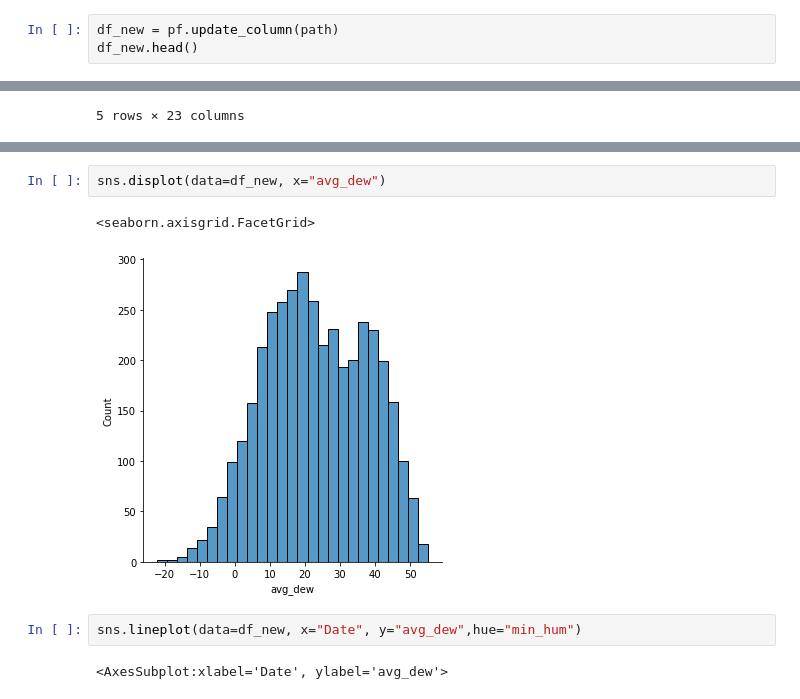
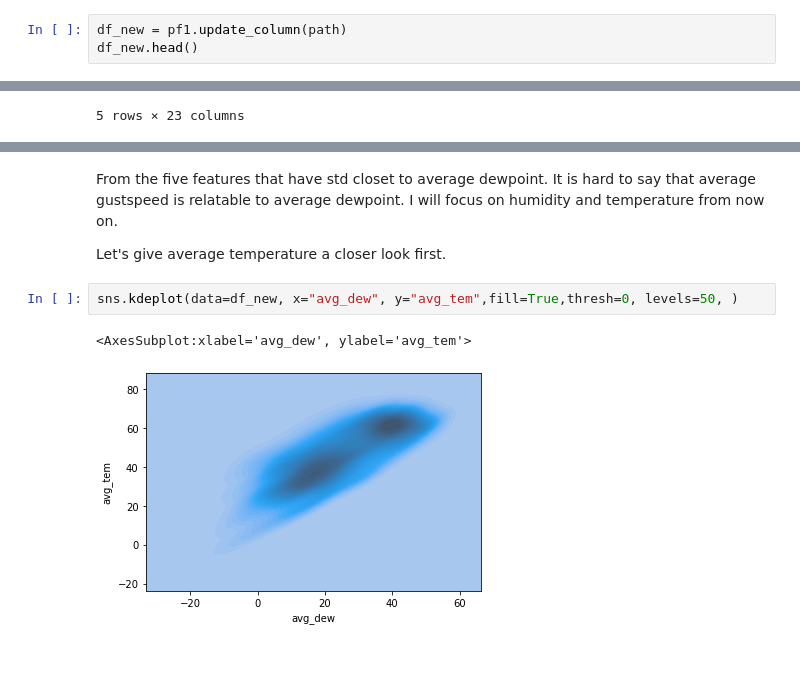
Before and after one commit to ubco-W2022T1-cosc301/project-group29, a Jupyter notebook: notebooks/analysis1.ipynb, the cells around one changed output, grey strips where cells are left out. Drawn from its saved outputs; the diff is of its cells as text; blank space fills up the shorter version.

```diff
--- a/notebooks/analysis1.ipynb
+++ b/notebooks/analysis1.ipynb
@@ -34,5 +34,5 @@ As columns in this dataframe have very long names, and many of them have spaces
 # %%
-df_new = pf.update_column(path)
+df_new = pf1.update_column(path)
 df_new.head()
 # %% [output]
 |  | Date | avg_tem | avg_hum | avg_dew | avg_bar | avg_win | avg_gus | avg_dir | rfm | rfy | ... | ... |
@@ -69,9 +93,9 @@ There is a chance they fluctuate on similar/opposite patterns.
+# %% [markdown]
+From the five features that have std closet to average dewpoint. It is hard to say that average gustspeed is relatable to average dewpoint. I will focus on humidity and temperature from now on.
+
+Let's give average temperature a closer look first.
 # %%
-sns.displot(data=df_new, x="avg_dew")
+sns.kdeplot(data=df_new, x="avg_dew", y="avg_tem",fill=True,thresh=0, levels=50, )
 # %% [output]
-<seaborn.axisgrid.FacetGrid>
+<AxesSubplot:xlabel='avg_dew', ylabel='avg_tem'>
-[figure, old version]
+[figure, new version]
-# %%
-sns.lineplot(data=df_new, x="Date", y="avg_dew",hue="min_hum")
-# %% [output]
-<AxesSubplot:xlabel='Date', ylabel='avg_dew'>
```
Also changed, not shown: parts of 13 cells of this notebook.
